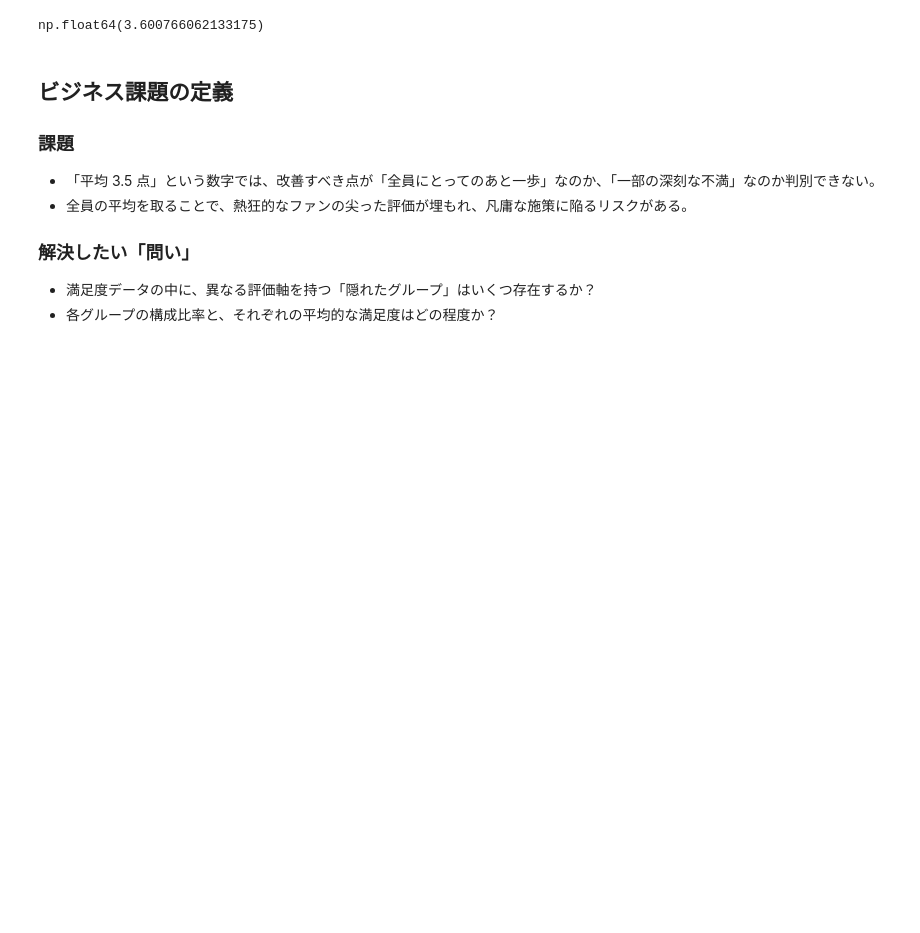
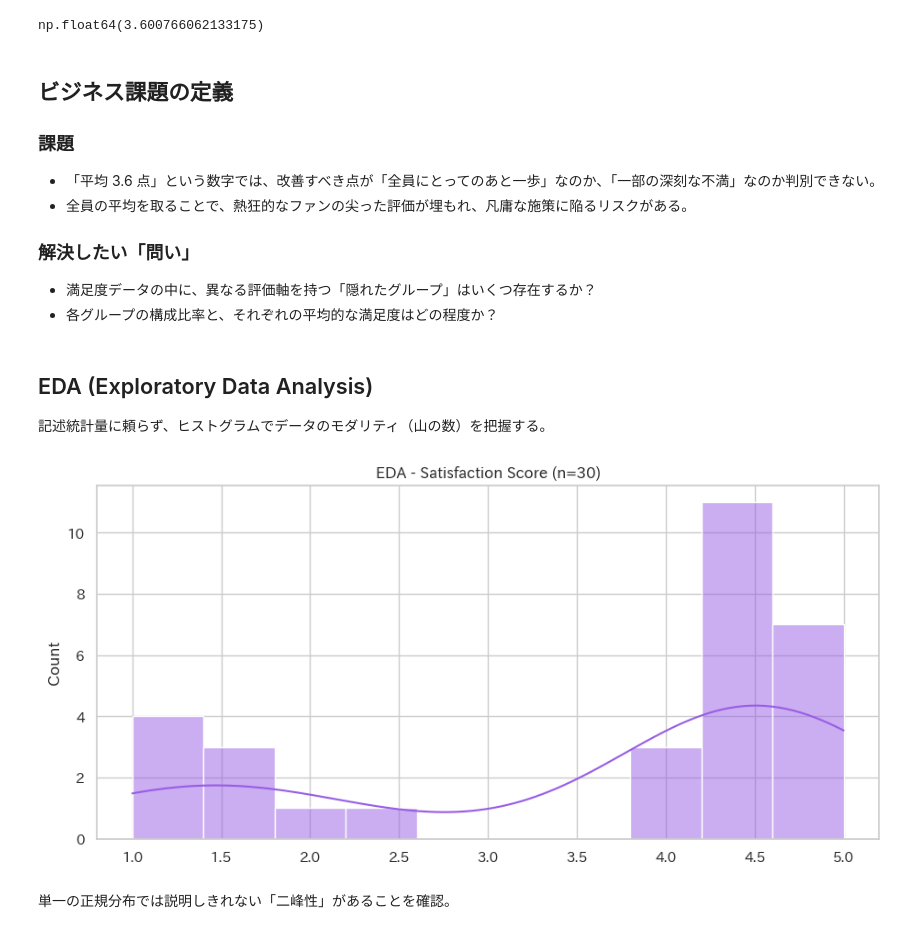
Before and after one commit to petalab-io/bayesian-iroha, a Jupyter notebook: notebooks/04_survey_latent_segmentasion/mixture_model_inference.ipynb, the cells around one changed output. Drawn from its saved outputs; the diff is of its cells as text; code cells hidden in the pictures; blank space fills up the shorter version.

```diff
--- a/notebooks/04_survey_latent_segmentasion/mixture_model_inference.ipynb
+++ b/notebooks/04_survey_latent_segmentasion/mixture_model_inference.ipynb
@@ -49,9 +49,22 @@ np.float64(3.600766062133175)
 # %% [markdown]
 ## ビジネス課題の定義
 ### 課題
-- 「平均 3.5 点」という数字では、改善すべき点が「全員にとってのあと一歩」なのか、「一部の深刻な不満」なのか判別できない。
+- 「平均 3.6 点」という数字では、改善すべき点が「全員にとってのあと一歩」なのか、「一部の深刻な不満」なのか判別できない。
 - 全員の平均を取ることで、熱狂的なファンの尖った評価が埋もれ、凡庸な施策に陥るリスクがある。
 
 ### 解決したい「問い」
 - 満足度データの中に、異なる評価軸を持つ「隠れたグループ」はいくつ存在するか？
 - 各グループの構成比率と、それぞれの平均的な満足度はどの程度か？
+# %% [markdown]
+## EDA (Exploratory Data Analysis)
+記述統計量に頼らず、ヒストグラムでデータのモダリティ（山の数）を把握する。
+# %%
+# ヒストグラムで分布を確認
+plt.figure(figsize=(11, 5))
+sns.histplot(obs_satisfaction, bins=10, kde=True)
+plt.title(f"EDA - Satisfaction Score (n={n_obs})")
+plt.show()
+# %% [output]
+[figure, added]
+# %% [markdown]
+単一の正規分布では説明しきれない「二峰性」があることを確認。
```
Also changed, not shown: parts of 2 cells of this notebook.
